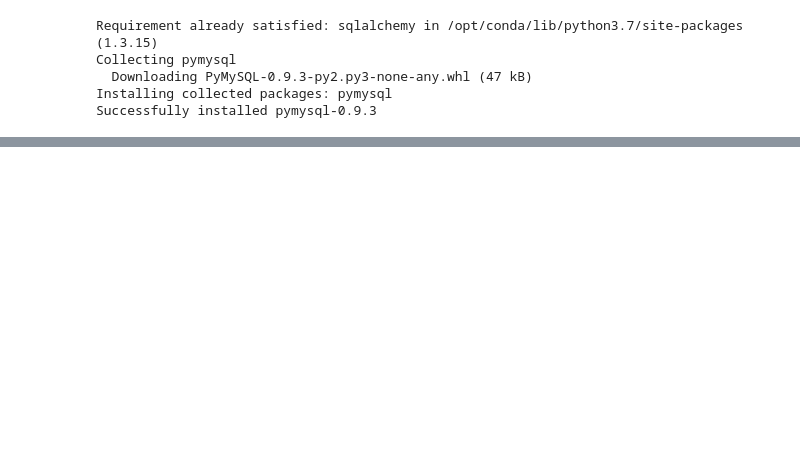
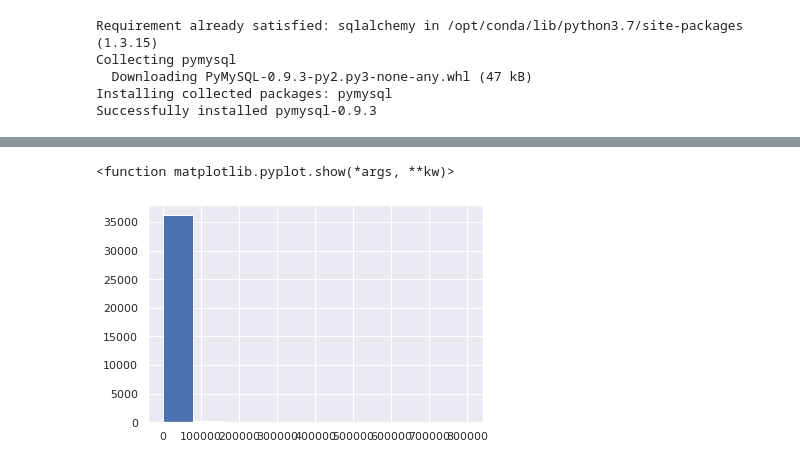
Before and after one commit to flph2/fiap_hackaton, a Jupyter notebook: notebooks/felipe_santos.ipynb, the cells around one changed output, grey strips where cells are left out. Saved outputs shown, nothing was run; the diff lists cells and outputs as text; code cells hidden in the pictures; blank space fills up the shorter version.

```diff
--- a/notebooks/felipe_santos.ipynb
+++ b/notebooks/felipe_santos.ipynb
@@ -28,0 +83,7 @@ pageViews.head()
+# %%
+plt.figure()
+plt.hist(perfilCliente.ValorInvestidoAtual)
+plt.show
+# %% [output]
+<function matplotlib.pyplot.show(*args, **kw)>
+[figure, added]
```
Also changed, not shown: parts of 9 cells of this notebook, 5 other files.
